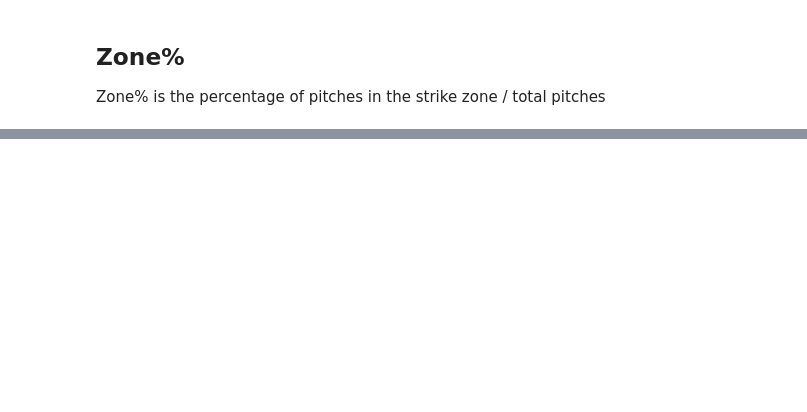
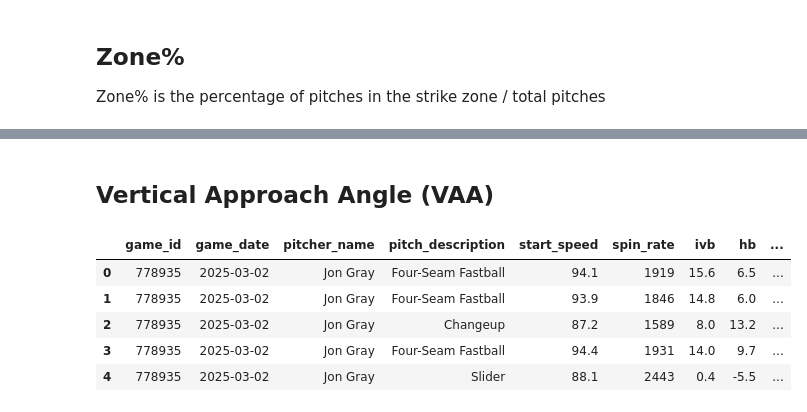
Before and after one commit to CarsonHallford/PitcherData, a Jupyter notebook: MLB_Scraper_Pitcher_Data.ipynb, the cells around one changed output, grey strips where cells are left out. Cells and saved outputs as stored; diff of their text form; code cells hidden in the pictures; blank space fills up the shorter version.

```diff
--- a/MLB_Scraper_Pitcher_Data.ipynb
+++ b/MLB_Scraper_Pitcher_Data.ipynb
@@ -784,0 +520,27 @@ pitch_type_counts
+# %% [markdown]
+## Vertical Approach Angle (VAA)
+# %%
+pitcher_pyb = df_pyb[
+    [
+        "game_id",
+        "game_date",
+        "pitcher_name",
+        "pitch_description",
+        "start_speed",
+        "spin_rate",
+        "ivb",
+        "hb",
+        "z0",
+        "x0",
+        "is_whiff",
+        "is_swing",
+        "play_code",
+        "zone",
+        "ax",
+        "ay",
+        "az",
+        "vx0",
+        "vy0",
+        "vz0",
+    ]
+]
@@ -784,0 +550,27 @@ pitch_type_counts
+# %%
+pitcher_pyb.loc[:, "vy_f"] = -np.sqrt(
+    pitcher_pyb["vy0"] ** 2 - (2 * pitcher_pyb["ay"] * (y0 - yf))
+)
+# %%
+# Compute time (t)
+pitcher_pyb.loc[:, "t"] = (pitcher_pyb["vy_f"] - pitcher_pyb["vy0"]) / pitcher_pyb["ay"]
+
+# Compute final z-velocity (vz_f)
+pitcher_pyb.loc[:, "vz_f"] = pitcher_pyb["vz0"] + (pitcher_pyb["az"] * pitcher_pyb["t"])
+
+# Compute final x-velocity (vx_f)
+pitcher_pyb.loc[:, "vx_f"] = pitcher_pyb["vx0"] + (pitcher_pyb["ax"] * pitcher_pyb["t"])
+# %%
+# Compute VAA
+pitcher_pyb.loc[:, "VAA"] = -np.arctan(pitcher_pyb["vz_f"] / pitcher_pyb["vy_f"]) * (
+    180 / np.pi
+)
+
+pitcher_pyb.head(5)
+# %% [output]
+|  | game_id | game_date | pitcher_name | pitch_description | start_speed | spin_rate | ivb | hb | ... |
+| 0 | 778935 | 2025-03-02 | Jon Gray | Four-Seam Fastball | 94.1 | 1919 | 15.6 | 6.5 | ... |
+| 1 | 778935 | 2025-03-02 | Jon Gray | Four-Seam Fastball | 93.9 | 1846 | 14.8 | 6.0 | ... |
+| 2 | 778935 | 2025-03-02 | Jon Gray | Changeup | 87.2 | 1589 | 8.0 | 13.2 | ... |
+| 3 | 778935 | 2025-03-02 | Jon Gray | Four-Seam Fastball | 94.4 | 1931 | 14.0 | 9.7 | ... |
+| 4 | 778935 | 2025-03-02 | Jon Gray | Slider | 88.1 | 2443 | 0.4 | -5.5 | ... |
```
Also changed, not shown: parts of 50 cells of this notebook.
